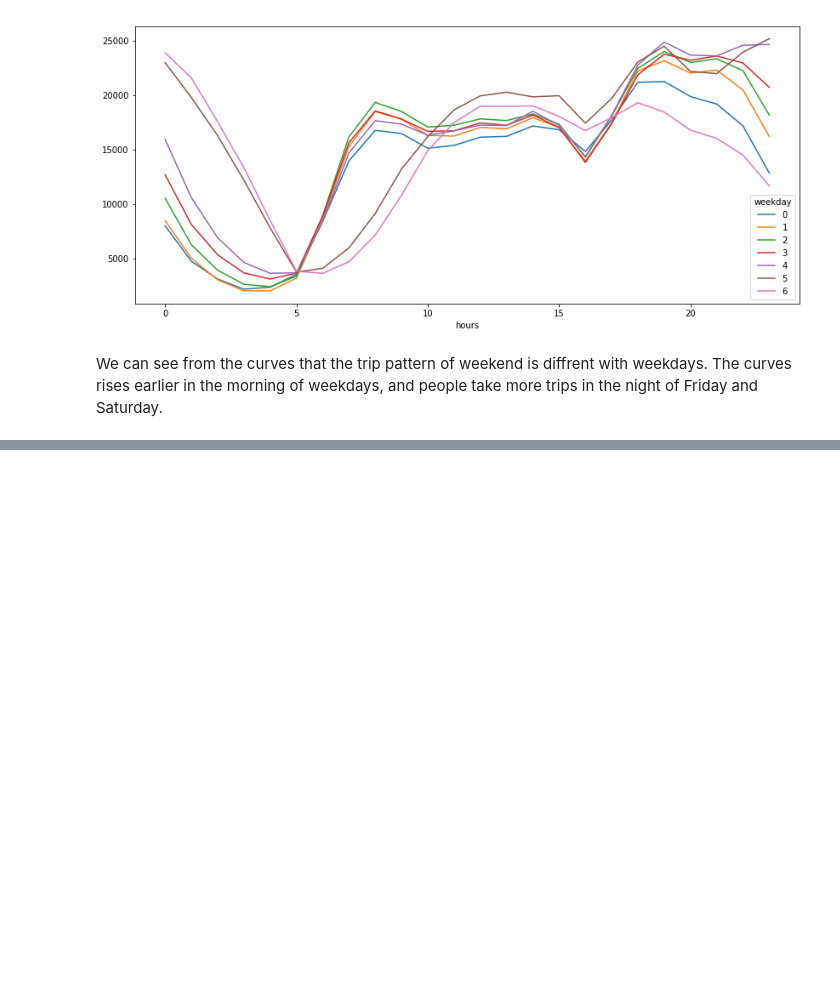
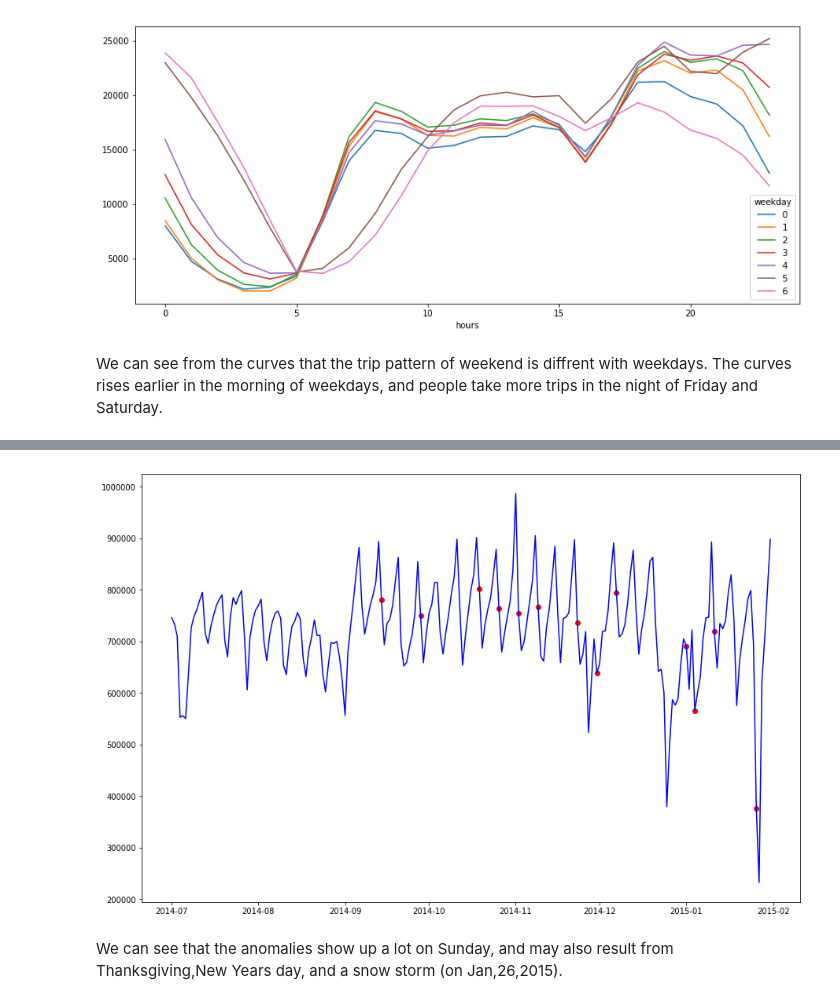
Before and after one commit to RuotingZheng/Anomaly, a Jupyter notebook: anomaly.ipynb, the cells around one changed output, grey strips where cells are left out. Saved outputs shown, nothing was run; the diff lists cells and outputs as text; code cells hidden in the pictures; blank space fills up the shorter version.

```diff
--- a/anomaly.ipynb
+++ b/anomaly.ipynb
@@ -67,0 +100,9 @@ We can see from the curves that the trip pattern of weekend is diffrent with wee
+# %%
+df_anomaly = df.groupby(['date'])['anomaly'].sum()
+df_value = df.groupby(['date'])['value'].sum()
+
+df_anomaly = pd.DataFrame(df_anomaly)
+df_value = pd.DataFrame(df_value)
+
+df_anomaly.reset_index(inplace=True)
+df_anomaly.head()
@@ -67,0 +116,3 @@ We can see from the curves that the trip pattern of weekend is diffrent with wee
+# %%
+df_value.reset_index(inplace=True)
+df_value.head()
@@ -67,0 +126,3 @@ We can see from the curves that the trip pattern of weekend is diffrent with wee
+# %%
+df_anomaly_date = pd.merge(df_anomaly, df_value, on=['date'])
+df_anomaly_date.head()
@@ -67,0 +154,14 @@ We can see from the curves that the trip pattern of weekend is diffrent with wee
+# %%
+pd.plotting.deregister_matplotlib_converters()
+fig, ax = plt.subplots( figsize=(15,10))
+
+a = df_anomaly_date.loc[df_anomaly_date['anomaly'] >= 1, ['date', 'value']] #anomaly
+
+ax.plot(df_anomaly_date['date'], df_anomaly_date['value'], color='blue')
+ax.scatter(a['date'],a['value'], color='red')
+
+plt.show()
+# %% [output]
+[figure, added]
+# %% [markdown]
+We can see that the anomalies show up a lot on Sunday, and may also result from Thanksgiving,New Years day, and a snow storm (on Jan,26,2015).
```
Also changed, not shown: parts of 8 cells of this notebook.
